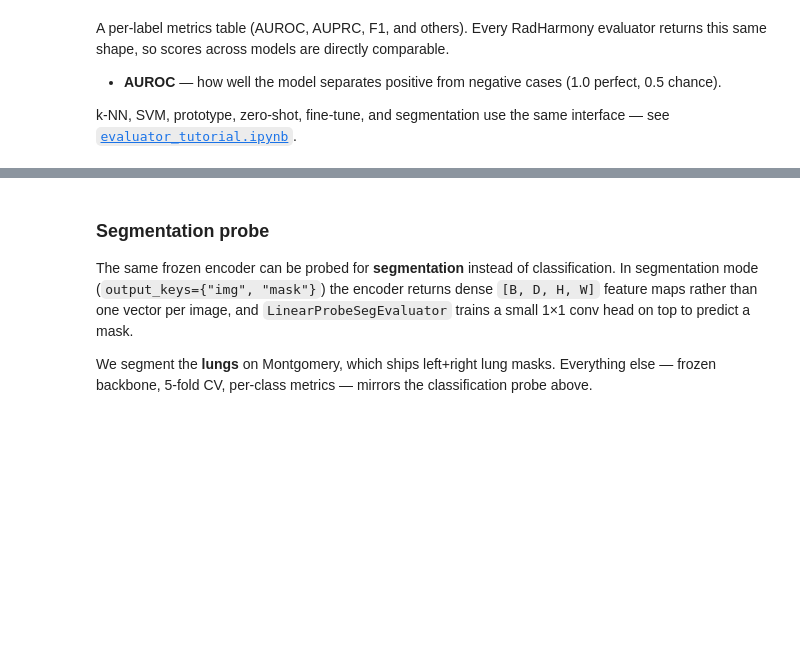
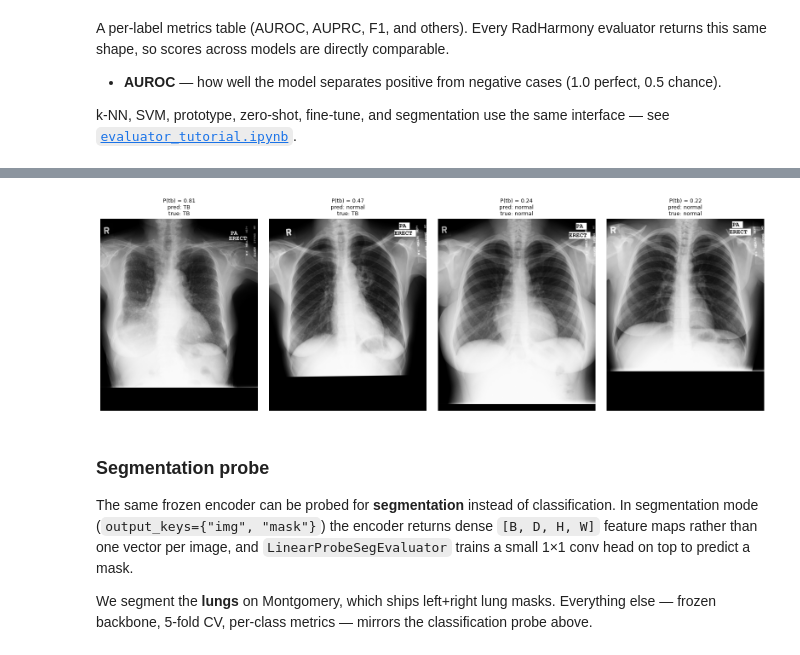
Before and after one commit to f10409/RadHarmony, a Jupyter notebook: notebooks/tutorials/radharmony_hands_on_evaluation.ipynb, the cells around one changed output, grey strips where cells are left out. Drawn from its saved outputs; the diff is of its cells as text; code cells hidden in the pictures; blank space fills up the shorter version.

```diff
--- a/notebooks/tutorials/radharmony_hands_on_evaluation.ipynb
+++ b/notebooks/tutorials/radharmony_hands_on_evaluation.ipynb
@@ -109,3 +116,9 @@ interface — see [`evaluator_tutorial.ipynb`](evaluator_tutorial.ipynb).
+# %%
+from viz_helpers import show_predictions
+
+show_predictions(probe, probe_ds, MONTGOMERY_DIR)
+# %% [output]
+[figure, added]
 # %% [markdown]
 ### Segmentation probe
 
```
Also changed, not shown: parts of 8 cells of this notebook, 6 other files.
